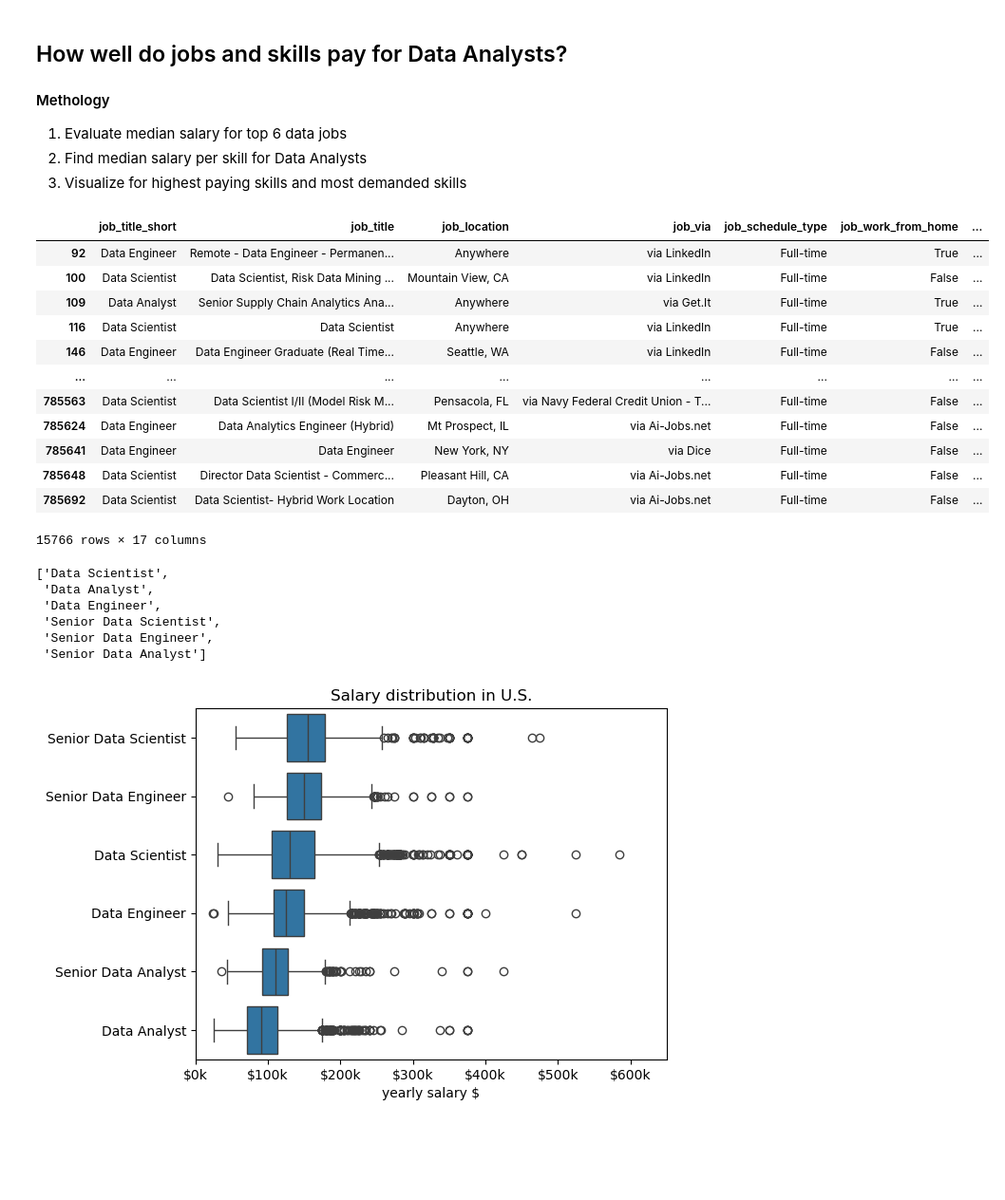
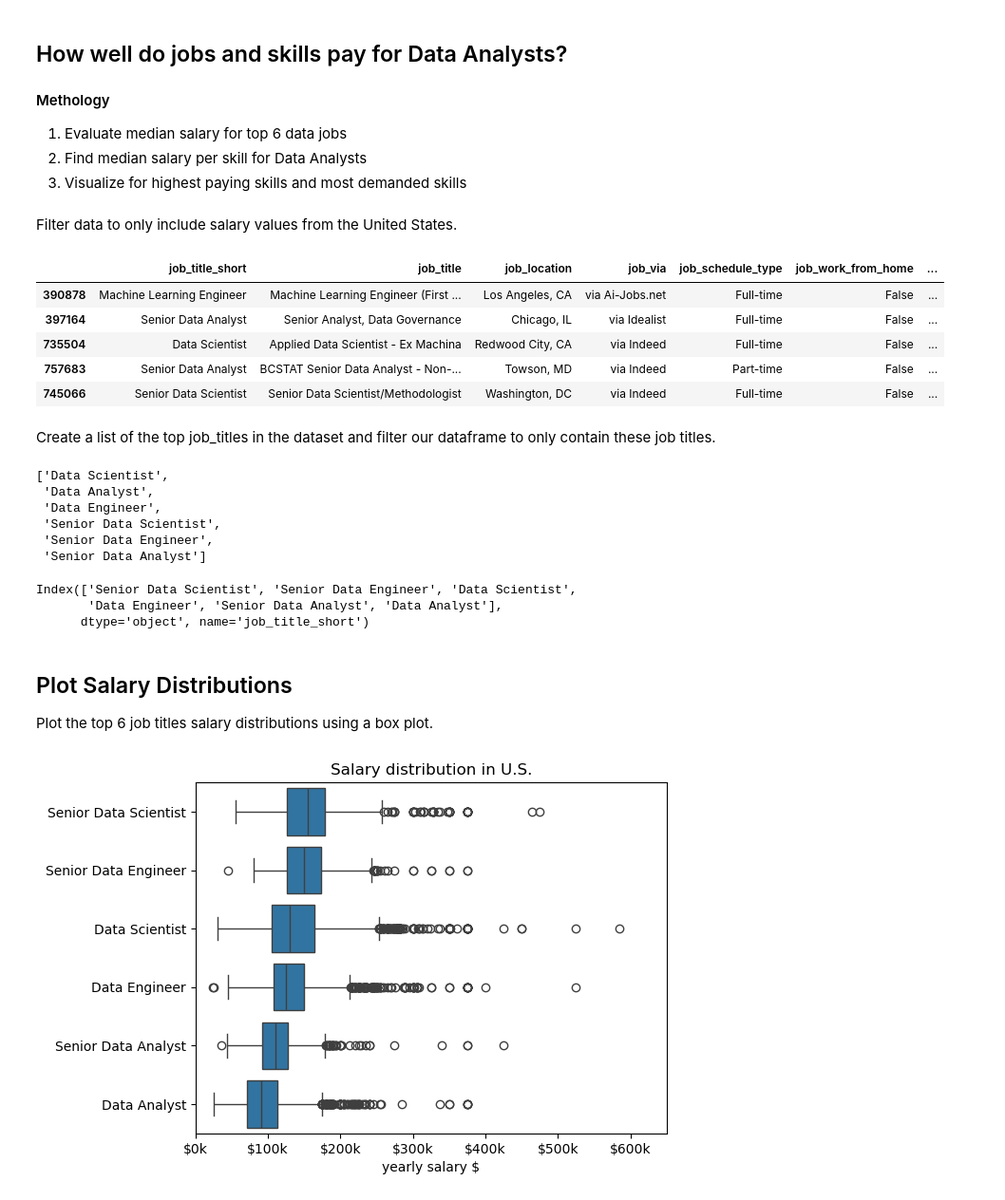
Before and after one commit to Sahil-Sud/Job_Market_Analysis_DataProfile_2023-24_python, a Jupyter notebook: 3_project/4_salary_analysis.ipynb, the cells around one changed output. Shown at 95% size. Saved outputs shown, nothing was run; the diff lists cells and outputs as text; code cells hidden in the pictures; blank space fills up the shorter version.

```diff
--- a/3_project/4_salary_analysis.ipynb
+++ b/3_project/4_salary_analysis.ipynb
@@ -21,23 +21,20 @@ df = dataset['train'].to_pandas()
 # Data Cleanup
 df['job_posted_date'] = pd.to_datetime(df['job_posted_date'])
 df['job_skills']  = df['job_skills'].apply(lambda x : ast.literal_eval(x) if pd.notna(x) else x)
+# %% [markdown]
+Filter data to only include salary values from the United States.
 # %%
 df_us = df[df['job_country'] == "United States"].dropna(subset='salary_year_avg').copy() # ------------> dataframe contaning only us records
-df_us
+df_us.sample(5)
 # %% [output]
 |  | job_title_short | job_title | job_location | job_via | job_schedule_type | job_work_from_home | ... |
-| 92 | Data Engineer | Remote - Data Engineer - Permanen... | Anywhere | via LinkedIn | Full-time | True | ... |
-| 100 | Data Scientist | Data Scientist, Risk Data Mining ... | Mountain View, CA | via LinkedIn | Full-time | False | ... |
-| 109 | Data Analyst | Senior Supply Chain Analytics Ana... | Anywhere | via Get.It | Full-time | True | ... |
-| 116 | Data Scientist | Data Scientist | Anywhere | via LinkedIn | Full-time | True | ... |
-| 146 | Data Engineer | Data Engineer Graduate (Real Time... | Seattle, WA | via LinkedIn | Full-time | False | ... |
-| ... | ... | ... | ... | ... | ... | ... | ... |
-| 785563 | Data Scientist | Data Scientist I/II (Model Risk M... | Pensacola, FL | via Navy Federal Credit Union - T... | Full-time | False | ... |
-| 785624 | Data Engineer | Data Analytics Engineer (Hybrid) | Mt Prospect, IL | via Ai-Jobs.net | Full-time | False | ... |
-| 785641 | Data Engineer | Data Engineer | New York, NY | via Dice | Full-time | False | ... |
-| 785648 | Data Scientist | Director Data Scientist - Commerc... | Pleasant Hill, CA | via Ai-Jobs.net | Full-time | False | ... |
-| 785692 | Data Scientist | Data Scientist- Hybrid Work Location | Dayton, OH | via Ai-Jobs.net | Full-time | False | ... |
+| 390878 | Machine Learning Engineer | Machine Learning Engineer (First ... | Los Angeles, CA | via Ai-Jobs.net | Full-time | False | ... |
+| 397164 | Senior Data Analyst | Senior Analyst, Data Governance | Chicago, IL | via Idealist | Full-time | False | ... |
+| 735504 | Data Scientist | Applied Data Scientist - Ex Machina | Redwood City, CA | via Indeed | Full-time | False | ... |
+| 757683 | Senior Data Analyst | BCSTAT Senior Data Analyst - Non-... | Towson, MD | via Indeed | Part-time | False | ... |
+| 745066 | Senior Data Scientist | Senior Data Scientist/Methodologist | Washington, DC | via Indeed | Full-time | False | ... |
-15766 rows × 17 columns
+# %% [markdown]
+Create a list of the top job_titles in the dataset and filter our dataframe to only contain these job titles.
 # %%
 job_titles = df_us['job_title_short'].value_counts().index[:6].tolist()
 job_titles
@@ -51,6 +48,15 @@ job_titles
 # %%
 df_us_top6 = df_us[df_us['job_title_short'].isin(job_titles)] #----------> Filtering only those rows which have any 1 of the 6 job titles in it
 job_order  = df_us_top6.groupby('job_title_short')['salary_year_avg'].median().sort_values(ascending= False).index
+job_order
+# %% [output]
+Index(['Senior Data Scientist', 'Senior Data Engineer', 'Data Scientist',
+       'Data Engineer', 'Senior Data Analyst', 'Data Analyst'],
+      dtype='object', name='job_title_short')
+# %% [markdown]
+## Plot Salary Distributions
+
+Plot the top 6 job titles salary distributions using a box plot.
 # %%
 salary_list = [df_us_top6[df_us_top6['job_title_short'] == jt]['salary_year_avg'] for jt in job_titles]
 
```
Also changed, not shown: parts of 7 cells of this notebook, 4 other files.
